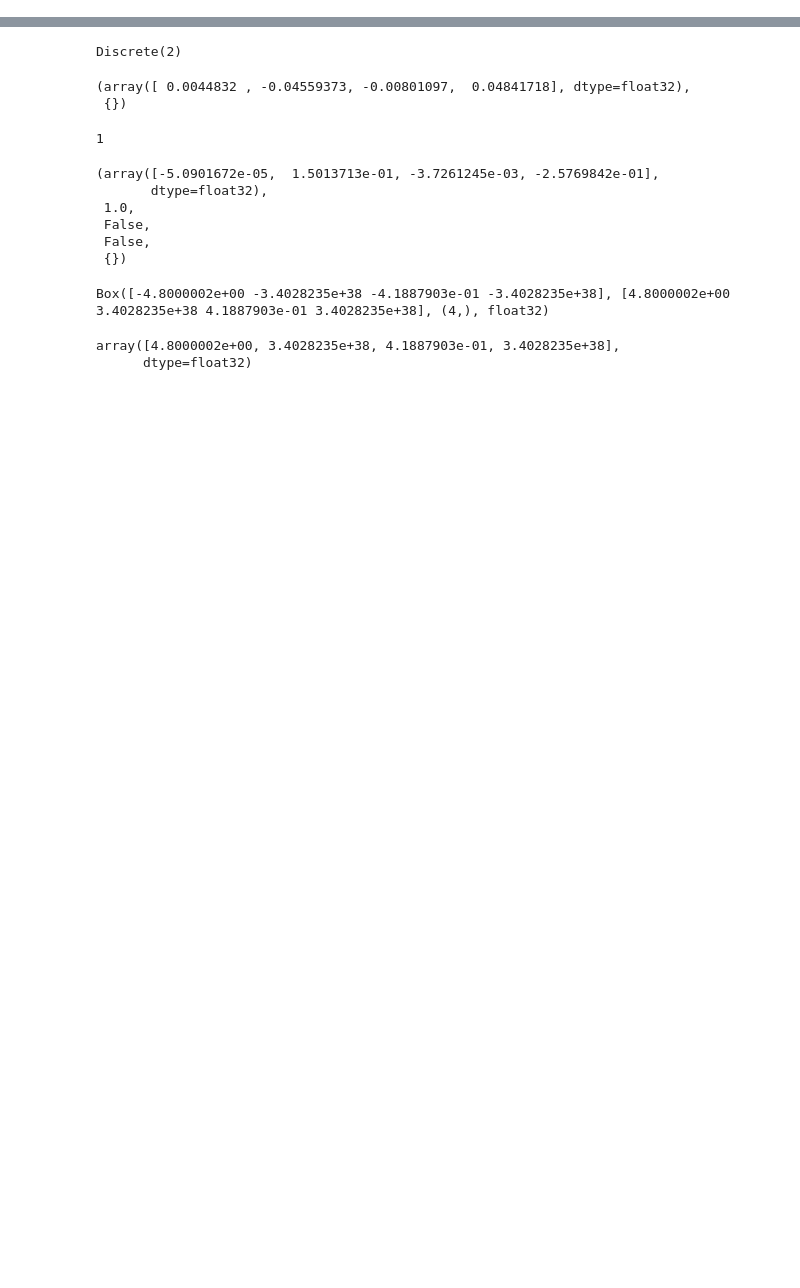
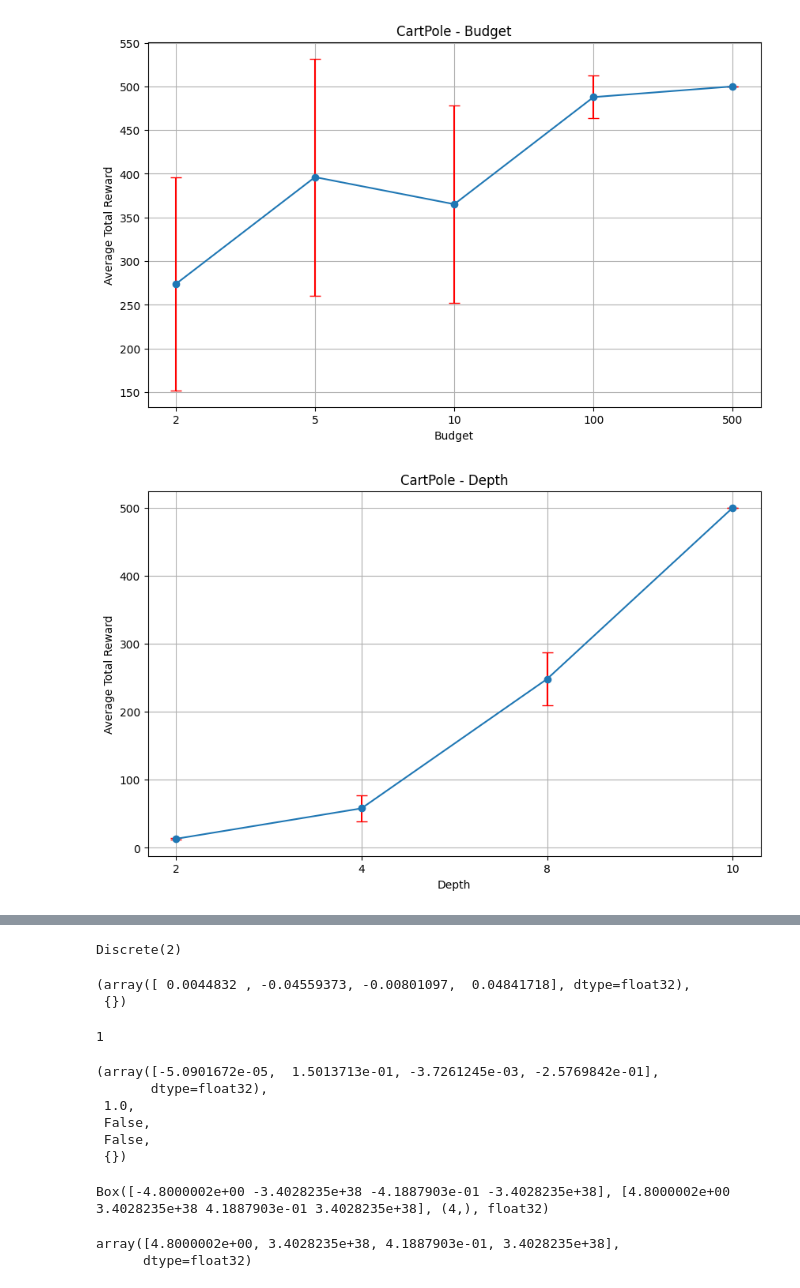
Before and after one commit to Dornavineeth/RL, a Jupyter notebook: play.ipynb, the cells around one changed output, grey strips where cells are left out. Drawn from its saved outputs; the diff is of its cells as text; code cells hidden in the pictures; blank space fills up the shorter version.

Commit message:
MCTS for grid world added + experiments done

```diff
--- a/play.ipynb
+++ b/play.ipynb
@@ -2,0 +37,19 @@ import gymnasium as gym
+# %%
+# File paths for the JSON files
+file_paths = [
+    'results/mcts/cartpole_budgets.json',
+    'results/mcts/cartpole_depths.json',
+    'results/mcts/gridworld_budgets.json',
+    'results/mcts/gridworld_depths.json'
+]
+x_labels = ["Budget", "Depth", "Budget", "Depth"]
+titles = ["CartPole - Budget", "CartPole - Depth", "GridWorld - Budget", "GridWorld - Depth"]
+
+# Load the data
+data = load_data(file_paths)
+
+for file_data,x_label, titles in zip(data.values(), x_labels, titles):
+    plot_data_connected(file_data, x_label, titles)
+# %% [output]
+[figure, added]
+[figure, added]
```
Also changed, not shown: parts of 7 cells of this notebook, 12 other files.
